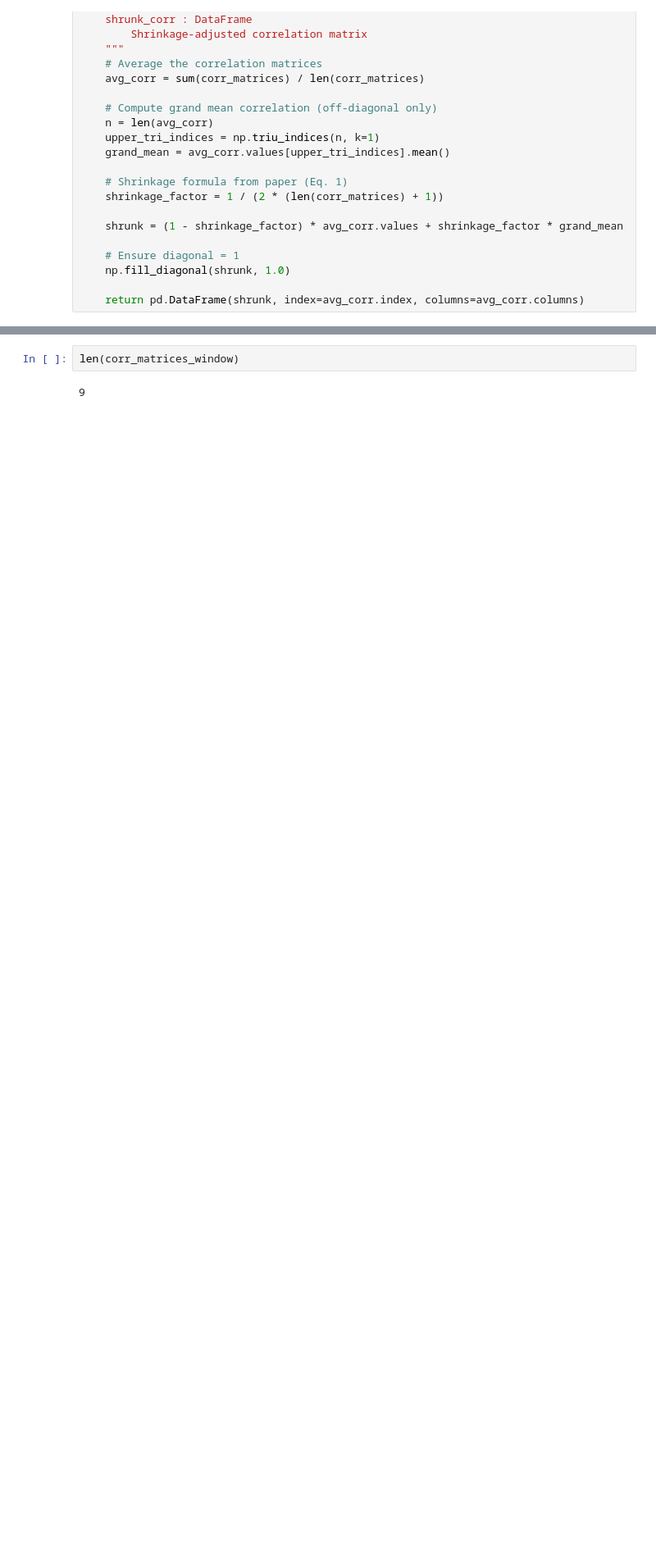
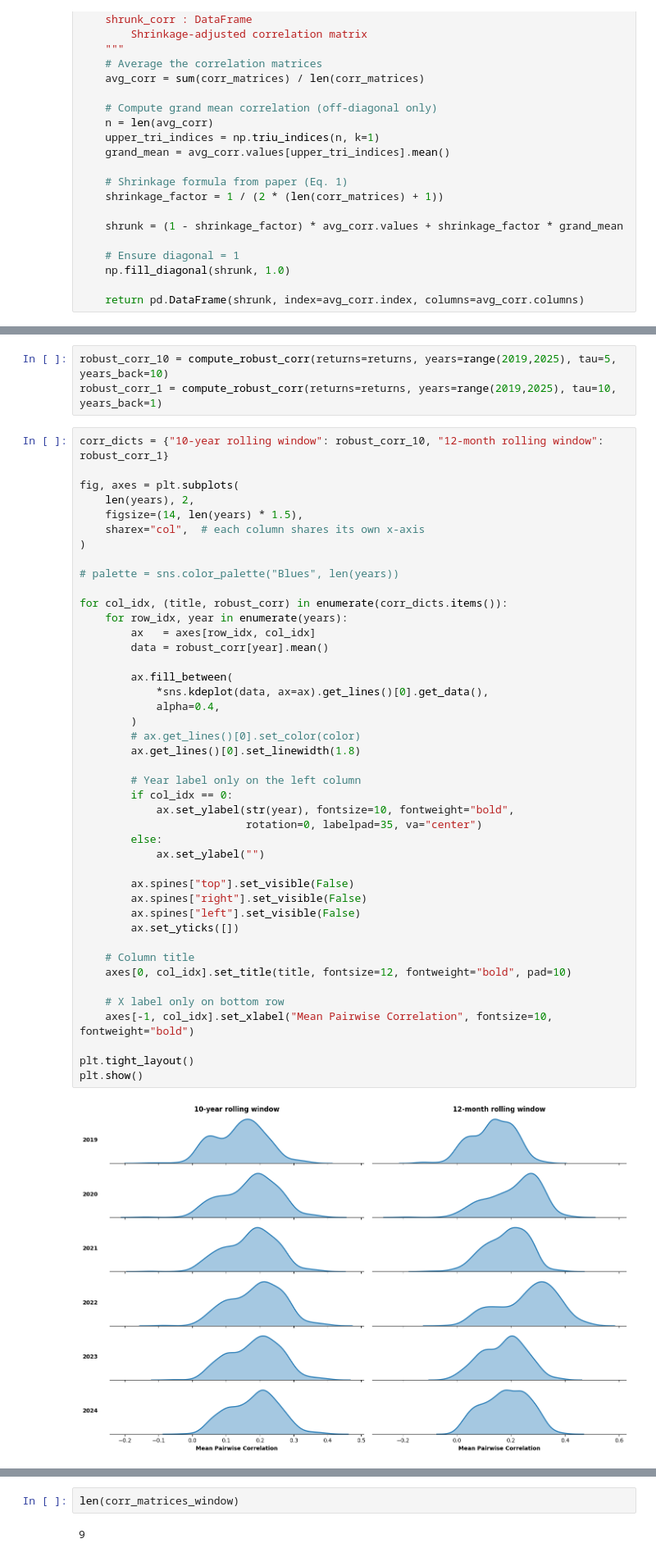
Before and after one commit to gustavoroque97/paper-financial-graph, a Jupyter notebook: code/graphs/build_graphs.ipynb, the cells around one changed output, grey strips where cells are left out. Shown at 82% size. Saved outputs shown, nothing was run; the diff lists cells and outputs as text; blank space fills up the shorter version.

```diff
--- a/code/graphs/build_graphs.ipynb
+++ b/code/graphs/build_graphs.ipynb
@@ -316,3 +280,51 @@ for year in range(2019,2025):
+# %%
+robust_corr_10 = compute_robust_corr(returns=returns, years=range(2019,2025), tau=5, years_back=10)
+robust_corr_1 = compute_robust_corr(returns=returns, years=range(2019,2025), tau=10, years_back=1)
+# %%
+corr_dicts = {"10-year rolling window": robust_corr_10, "12-month rolling window": robust_corr_1}
+
+fig, axes = plt.subplots(
+    len(years), 2,
+    figsize=(14, len(years) * 1.5),
+    sharex="col",  # each column shares its own x-axis
+)
+
+# palette = sns.color_palette("Blues", len(years))
+
+for col_idx, (title, robust_corr) in enumerate(corr_dicts.items()):
+    for row_idx, year in enumerate(years):
+        ax   = axes[row_idx, col_idx]
+        data = robust_corr[year].mean()
+
+        ax.fill_between(
+            *sns.kdeplot(data, ax=ax).get_lines()[0].get_data(),
+            alpha=0.4,
+        )
+        # ax.get_lines()[0].set_color(color)
+        ax.get_lines()[0].set_linewidth(1.8)
+
+        # Year label only on the left column
+        if col_idx == 0:
+            ax.set_ylabel(str(year), fontsize=10, fontweight="bold",
+                          rotation=0, labelpad=35, va="center")
+        else:
+            ax.set_ylabel("")
+
+        ax.spines["top"].set_visible(False)
+        ax.spines["right"].set_visible(False)
+        ax.spines["left"].set_visible(False)
+        ax.set_yticks([])
+
+    # Column title
+    axes[0, col_idx].set_title(title, fontsize=12, fontweight="bold", pad=10)
+
+    # X label only on bottom row
+    axes[-1, col_idx].set_xlabel("Mean Pairwise Correlation", fontsize=10, fontweight="bold")
+
+plt.tight_layout()
+plt.show()
+# %% [output]
+[figure, added]
 # %%
 graph = {}
 
```
Also changed, not shown: parts of 2 cells of this notebook, 29 other files.
